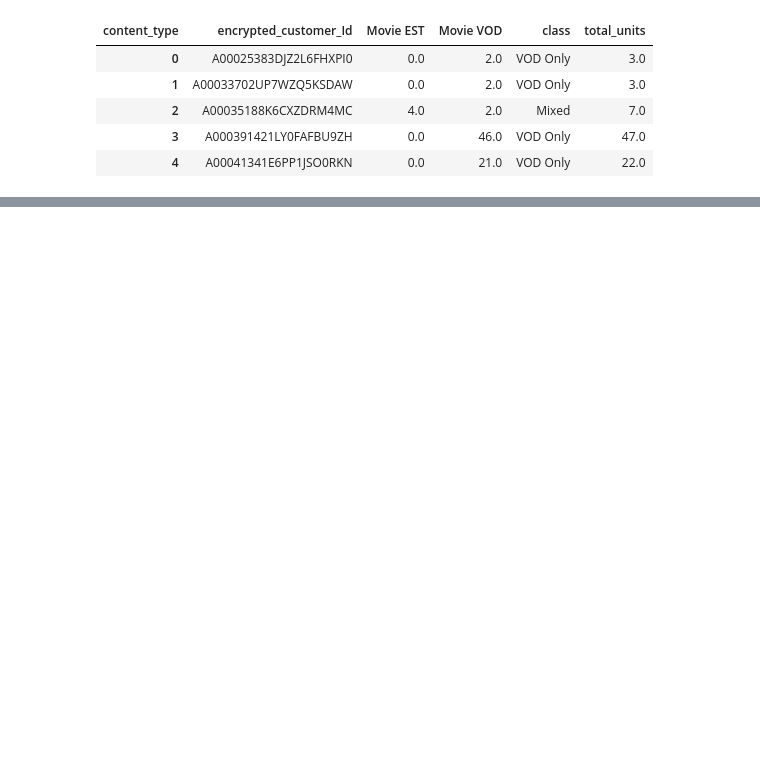
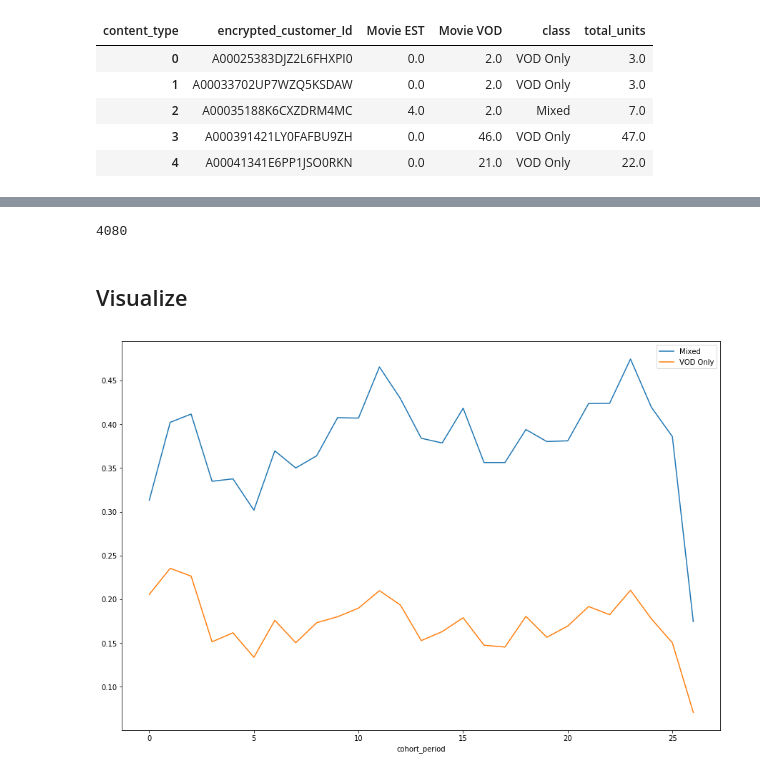
Before and after one commit to dfadeeff/AMZ_Projects, a Jupyter notebook: VOD_cohorts.ipynb, the cells around one changed output, grey strips where cells are left out. Drawn from its saved outputs; the diff is of its cells as text; code cells hidden in the pictures; blank space fills up the shorter version.

```diff
--- a/VOD_cohorts.ipynb
+++ b/VOD_cohorts.ipynb
@@ -101,0 +98,18 @@ df_new.head()
+# %%
+#Sanity check
+df_new[ (df_new['cohort_group'] == '2016-01')
+       & (df_new['order_period'] == '2016-01')
+       & (df_new['class'] == 'Mixed')]['encrypted_customer_Id'].nunique()
+# %% [output]
+4080
+# %% [markdown]
+## Visualize
+# %%
+d = summary[summary['cohort_group' ] == '2016-01-01']
+
+plt.figure(figsize = (15,10))
+d.set_index('cohort_period', inplace=True)
+d.groupby('class')['ratio'].plot(legend=True)
+plt.show()
+# %% [output]
+[figure, added]
```
Also changed, not shown: parts of 23 cells of this notebook.
